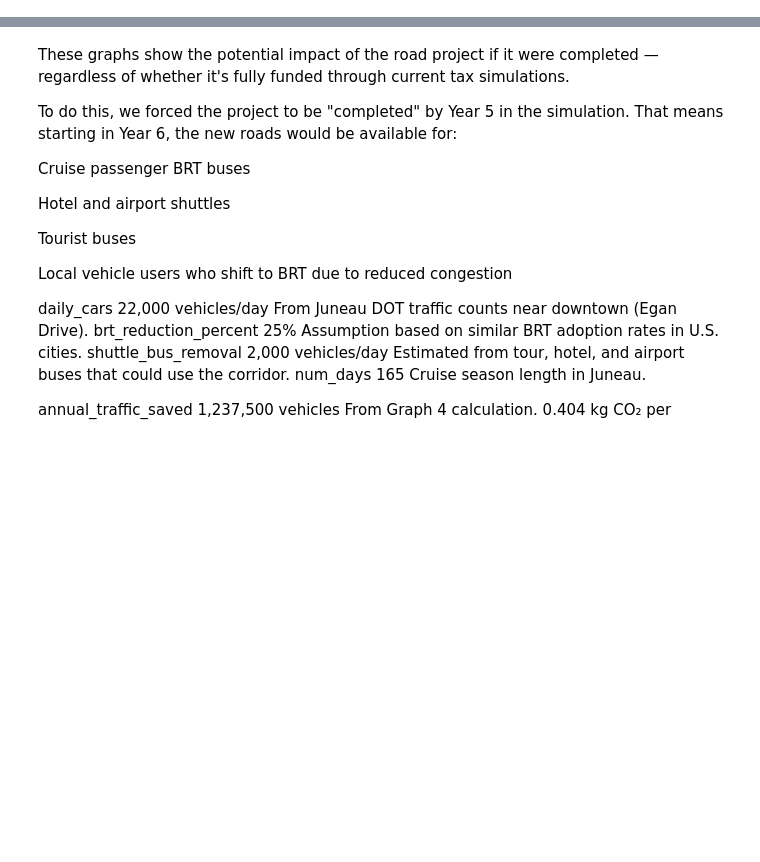
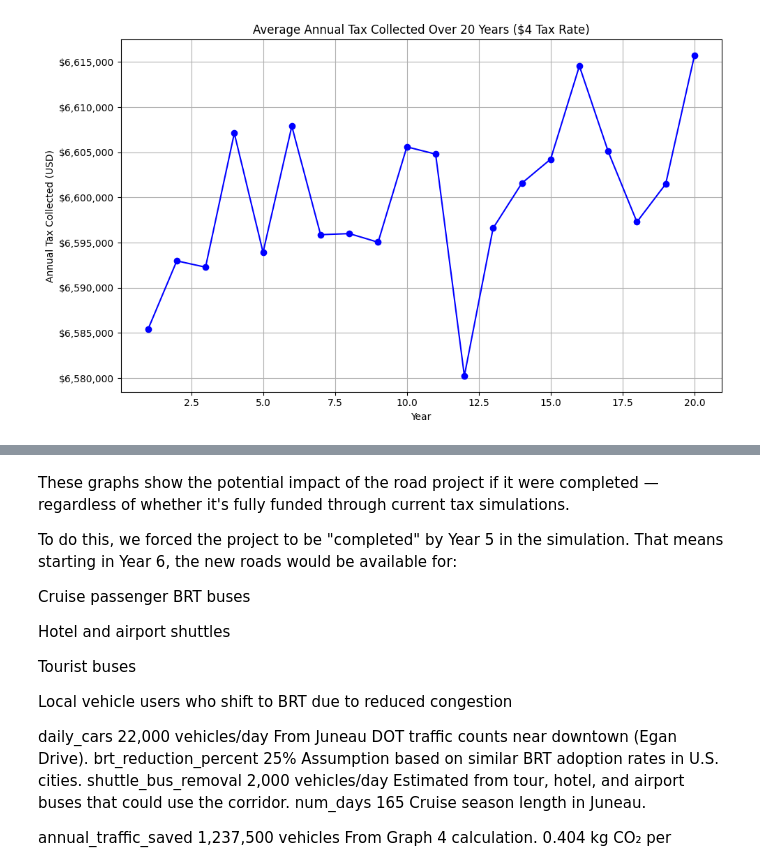
Before and after one commit to Dennis-LCLema/Sustainable-Tourism-Sring2025, a Jupyter notebook: Advanced Model -road project.ipynb, the cells around one changed output, grey strips where cells are left out. Saved outputs shown, nothing was run; the diff lists cells and outputs as text; code cells hidden in the pictures; blank space fills up the shorter version.

```diff
--- a/Advanced Model -road project.ipynb
+++ b/Advanced Model -road project.ipynb
@@ -124,0 +130,13 @@ plt.show()
+# %%
+# --- Graph 1: Average Annual Tax Collected ---
+plt.figure(figsize=(10, 6))
+plt.plot(range(1, num_years + 1), annual_tax_avg, marker='o', linestyle='-', color='blue')
+plt.title("Average Annual Tax Collected Over 20 Years ($4 Tax Rate)")
+plt.xlabel("Year")
+plt.ylabel("Annual Tax Collected (USD)")
+plt.grid(True)
+plt.gca().yaxis.set_major_formatter(mticker.FuncFormatter(lambda x, _: f'${x:,.0f}'))
+plt.tight_layout()
+plt.show()
+# %% [output]
+[figure, added]
```
Also changed, not shown: parts of 14 cells of this notebook.
